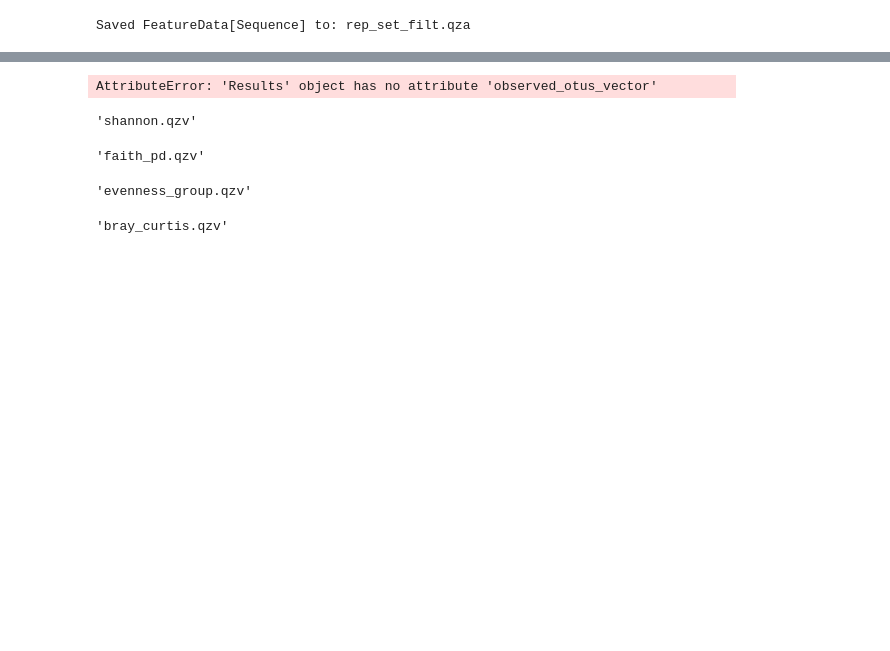
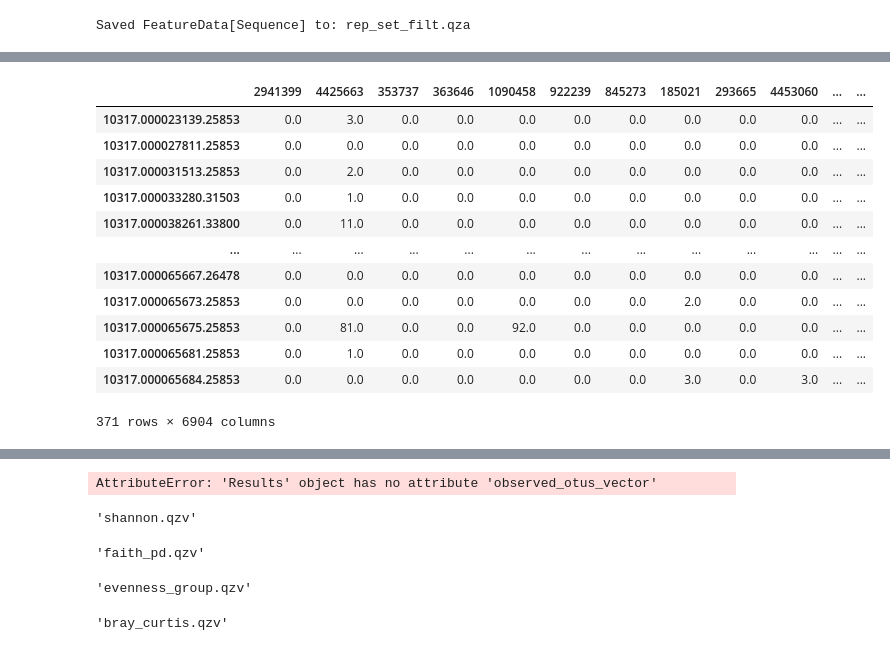
Before and after one commit to grusso98/gut-microbiota-diet, a Jupyter notebook: fastq-analysis.ipynb, the cells around one changed output, grey strips where cells are left out. Saved outputs shown, nothing was run; the diff lists cells and outputs as text; code cells hidden in the pictures; blank space fills up the shorter version.

```diff
--- a/fastq-analysis.ipynb
+++ b/fastq-analysis.ipynb
@@ -118,6 +129,22 @@ otu_table = Artifact.load("feature_table.qza")
 rep_set = Artifact.load("rep_set_filt.qza")
 # %%
 ot_df = otu_table.view(pd.DataFrame)
+# %%
+ot_df
+# %% [output]
+|  | 2941399 | 4425663 | 353737 | 363646 | 1090458 | 922239 | 845273 | 185021 | 293665 | 4453060 | ... | ... |
+| 10317.000023139.25853 | 0.0 | 3.0 | 0.0 | 0.0 | 0.0 | 0.0 | 0.0 | 0.0 | 0.0 | 0.0 | ... | ... |
+| 10317.000027811.25853 | 0.0 | 0.0 | 0.0 | 0.0 | 0.0 | 0.0 | 0.0 | 0.0 | 0.0 | 0.0 | ... | ... |
+| 10317.000031513.25853 | 0.0 | 2.0 | 0.0 | 0.0 | 0.0 | 0.0 | 0.0 | 0.0 | 0.0 | 0.0 | ... | ... |
+| 10317.000033280.31503 | 0.0 | 1.0 | 0.0 | 0.0 | 0.0 | 0.0 | 0.0 | 0.0 | 0.0 | 0.0 | ... | ... |
+| 10317.000038261.33800 | 0.0 | 11.0 | 0.0 | 0.0 | 0.0 | 0.0 | 0.0 | 0.0 | 0.0 | 0.0 | ... | ... |
+| ... | ... | ... | ... | ... | ... | ... | ... | ... | ... | ... | ... | ... |
+| 10317.000065667.26478 | 0.0 | 0.0 | 0.0 | 0.0 | 0.0 | 0.0 | 0.0 | 0.0 | 0.0 | 0.0 | ... | ... |
+| 10317.000065673.25853 | 0.0 | 0.0 | 0.0 | 0.0 | 0.0 | 0.0 | 0.0 | 2.0 | 0.0 | 0.0 | ... | ... |
+| 10317.000065675.25853 | 0.0 | 81.0 | 0.0 | 0.0 | 92.0 | 0.0 | 0.0 | 0.0 | 0.0 | 0.0 | ... | ... |
+| 10317.000065681.25853 | 0.0 | 1.0 | 0.0 | 0.0 | 0.0 | 0.0 | 0.0 | 0.0 | 0.0 | 0.0 | ... | ... |
+| 10317.000065684.25853 | 0.0 | 0.0 | 0.0 | 0.0 | 0.0 | 0.0 | 0.0 | 3.0 | 0.0 | 3.0 | ... | ... |
+371 rows × 6904 columns
 # %%
 ot_df_filt = ot_df.loc[ot_df.index.isin(meta_table_filt["sample-id"])]
 # %%
```
Also changed, not shown: parts of 45 cells of this notebook, 4 other files.
